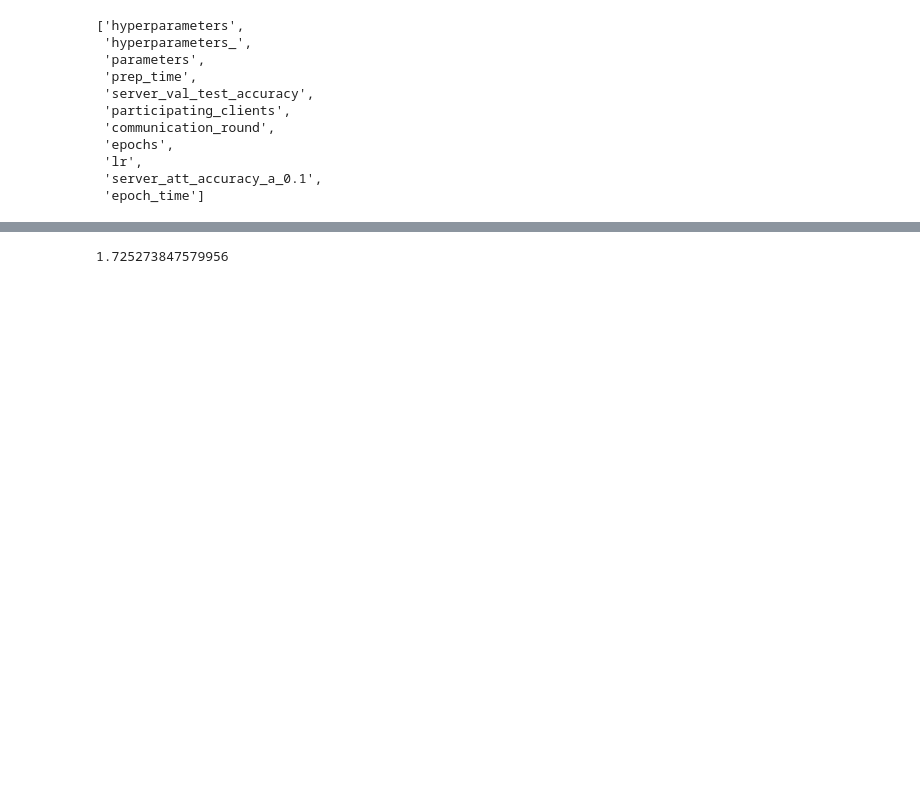
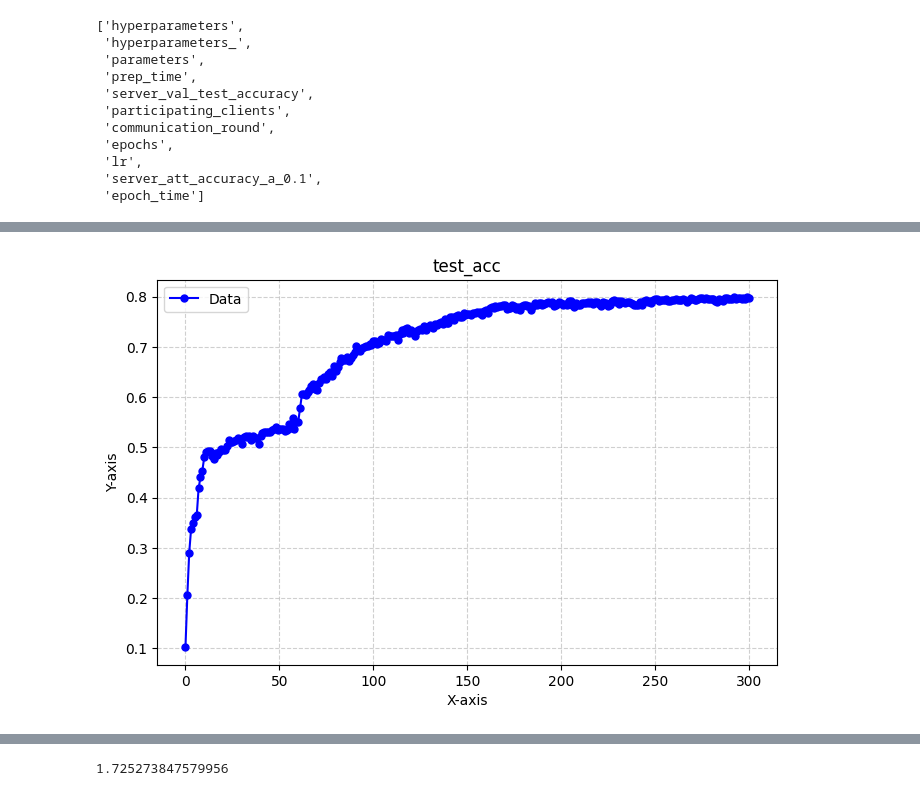
Before and after one commit to yangland/FedREDefense, a Jupyter notebook: npz_reader.ipynb, the cells around one changed output, grey strips where cells are left out. Drawn from its saved outputs; the diff is of its cells as text; code cells hidden in the pictures; blank space fills up the shorter version.

```diff
--- a/npz_reader.ipynb
+++ b/npz_reader.ipynb
@@ -1,8 +1,46 @@
 # %%
 import numpy as np
 from codes.experiment_manager import *
+# %%
+import matplotlib.pyplot as plt
+import numpy as np
+
+def plot_curve(data, title='Curve Plot', xlabel='X-axis', ylabel='Y-axis'):
+    """
+    Plots a smooth curve from a list of data points.
+
+    :param data: List of y-values.
+    :param title: Title of the plot.
+    :param xlabel: Label for the x-axis.
+    :param ylabel: Label for the y-axis.
+    """
+    x = np.linspace(0, len(data) - 1, len(data))
+    y = np.array(data)
+
+    plt.figure(figsize=(8, 5))
+    plt.plot(x, y, marker='o', linestyle='-', color='b', markersize=5, label='Data')
+    plt.xlabel(xlabel)
+    plt.ylabel(ylabel)
+    plt.title(title)
+    plt.legend()
+    plt.grid(True, linestyle='--', alpha=0.6)
+    plt.show()
+
+def plot_matrix(matrix, title='Matrix Visualization'):
+    """
+    Visualizes a 2D matrix with values between [-1, 1] using a heatmap.
+
+    :param matrix: 2D numpy array or list of lists with values in the range [-1, 1].
+    :param title: Title of the plot.
+    """
+    plt.figure(figsize=(6, 5))
+    cmap = plt.get_cmap('bwr')  # Blue-White-Red colormap to represent negative and positive values
+    plt.imshow(matrix, cmap=cmap, vmin=-1, vmax=1, aspect='auto')
+    plt.colorbar(label='Value')
+    plt.title(title)
+    plt.show()
 # %%
-b = np.load('results/Feb.06_13.12.46/logfilesxp_3149692.npz')
+b = np.load('results/Feb.07_11.24.44/logfilesxp_5538036.npz')
 # %%
 type(b)
 # %% [output]
@@ -31,0 +82,4 @@ b[ 'participating_clients'][0]
+# %%
+plot_curve(b['server_val_test_accuracy'], title="test_acc")
+# %% [output]
+[figure, added]
```
Also changed, not shown: parts of 6 cells of this notebook, 10 other files.
